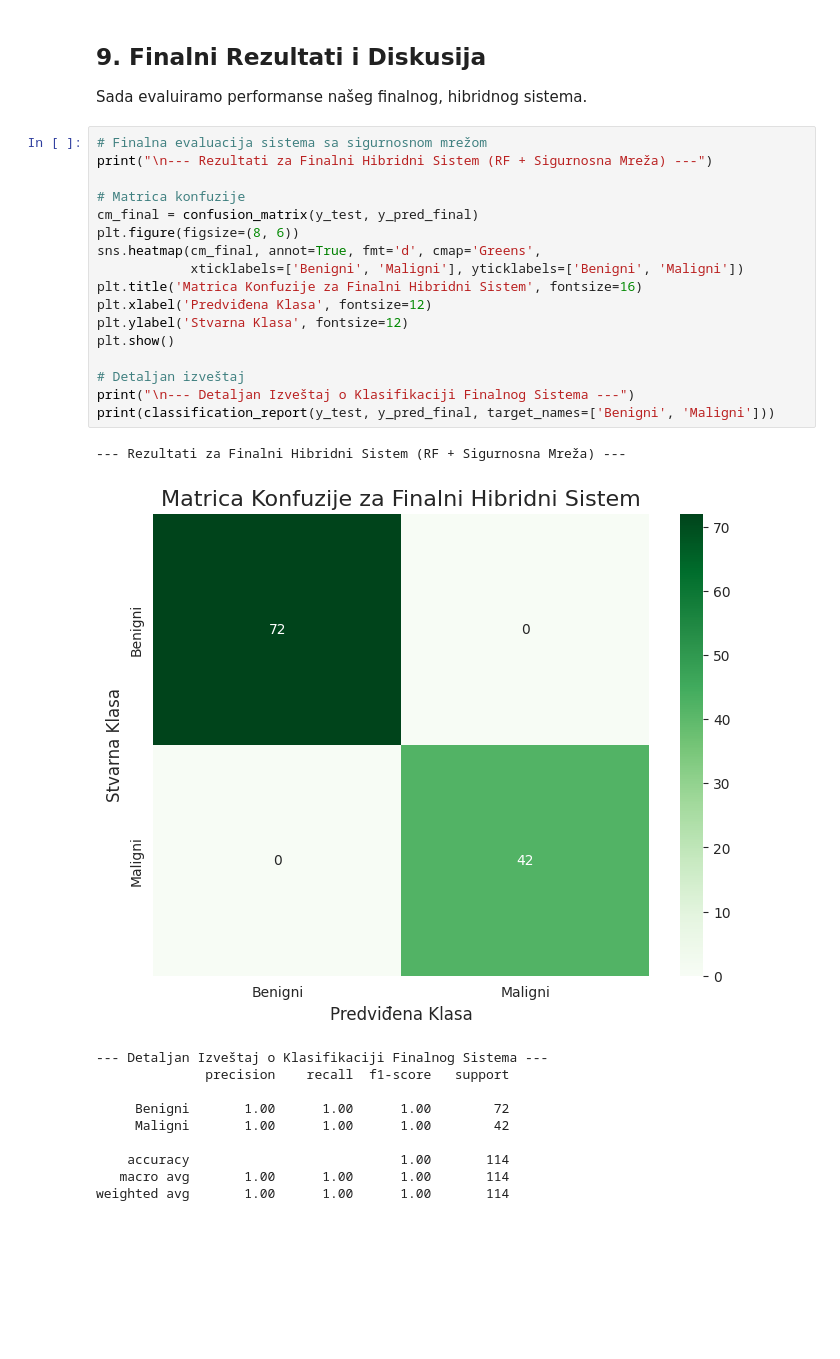
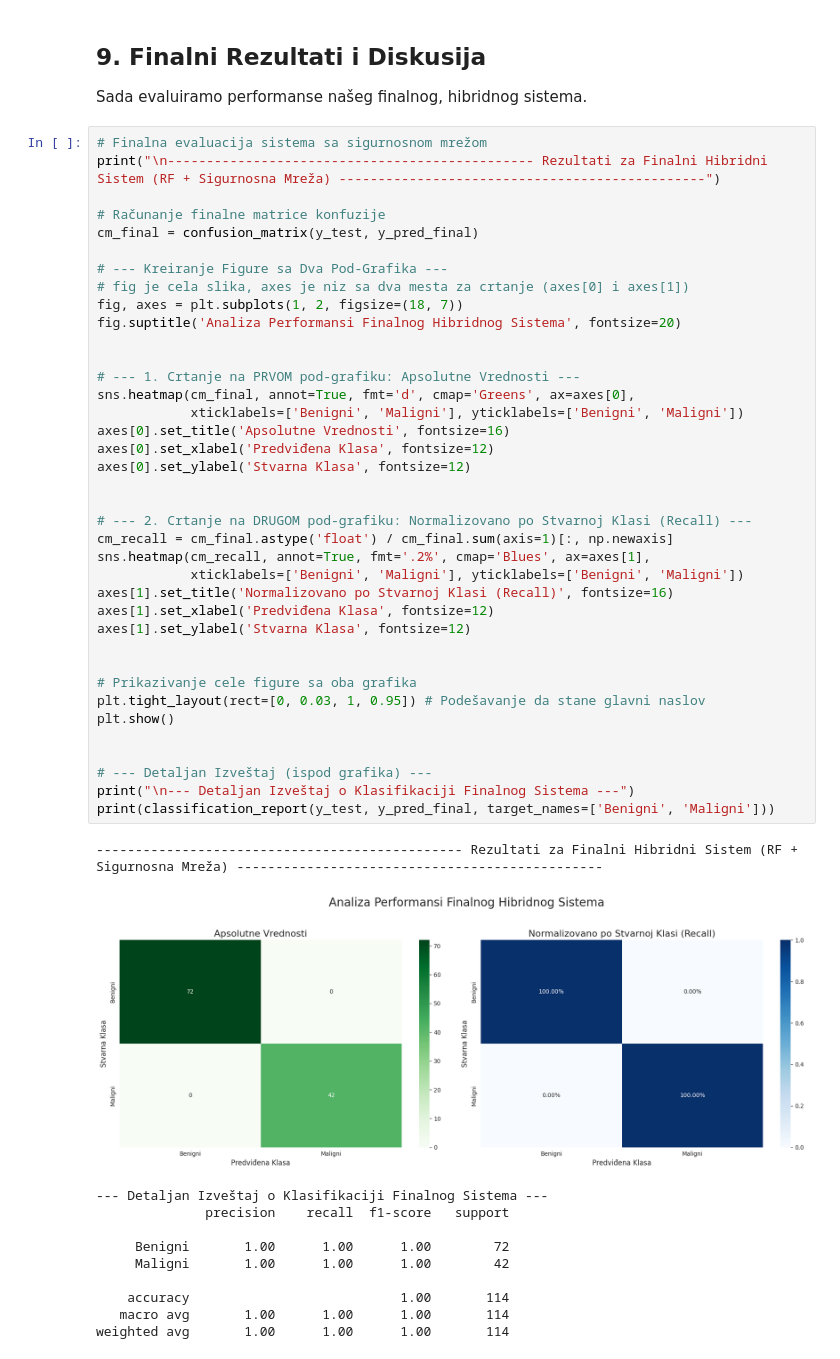
Before and after one commit to Konstantin036/BreastCancerDiagnosticClassification, a Jupyter notebook: notebooks/Breast_Cancer_Classification_Final_Report.ipynb, the cells around one changed output. Drawn from its saved outputs; the diff is of its cells as text; blank space fills up the shorter version.

```diff
--- a/notebooks/Breast_Cancer_Classification_Final_Report.ipynb
+++ b/notebooks/Breast_Cancer_Classification_Final_Report.ipynb
@@ -582,35 +579,56 @@ print("--- Sigurnosna Mreža Završena ---")
 ## 9. Finalni Rezultati i Diskusija
 
 Sada evaluiramo performanse našeg finalnog, hibridnog sistema.
-# %%
-# Finalna evaluacija sistema sa sigurnosnom mrežom
-print("\n--- Rezultati za Finalni Hibridni Sistem (RF + Sigurnosna Mreža) ---")
-
-# Matrica konfuzije
-cm_final = confusion_matrix(y_test, y_pred_final)
-plt.figure(figsize=(8, 6))
-sns.heatmap(cm_final, annot=True, fmt='d', cmap='Greens',
-            xticklabels=['Benigni', 'Maligni'], yticklabels=['Benigni', 'Maligni'])
-plt.title('Matrica Konfuzije za Finalni Hibridni Sistem', fontsize=16)
-plt.xlabel('Predviđena Klasa', fontsize=12)
-plt.ylabel('Stvarna Klasa', fontsize=12)
-plt.show()
-
-# Detaljan izveštaj
-print("\n--- Detaljan Izveštaj o Klasifikaciji Finalnog Sistema ---")
-print(classification_report(y_test, y_pred_final, target_names=['Benigni', 'Maligni']))
-# %% [output]
---- Rezultati za Finalni Hibridni Sistem (RF + Sigurnosna Mreža) ---
-[figure, removed]
---- Detaljan Izveštaj o Klasifikaciji Finalnog Sistema ---
-              precision    recall  f1-score   support
-
-     Benigni       1.00      1.00      1.00        72
-     Maligni       1.00      1.00      1.00        42
-
-    accuracy                           1.00       114
-   macro avg       1.00      1.00      1.00       114
-weighted avg       1.00      1.00      1.00       114
+# %%
+# Finalna evaluacija sistema sa sigurnosnom mrežom
+print("\n----------------------------------------------- Rezultati za Finalni Hibridni Sistem (RF + Sigurnosna Mreža) -----------------------------------------------")
+
+# Računanje finalne matrice konfuzije
+cm_final = confusion_matrix(y_test, y_pred_final)
+
+# --- Kreiranje Figure sa Dva Pod-Grafika ---
+# fig je cela slika, axes je niz sa dva mesta za crtanje (axes[0] i axes[1])
+fig, axes = plt.subplots(1, 2, figsize=(18, 7))
+fig.suptitle('Analiza Performansi Finalnog Hibridnog Sistema', fontsize=20)
+
+
+# --- 1. Crtanje na PRVOM pod-grafiku: Apsolutne Vrednosti ---
+sns.heatmap(cm_final, annot=True, fmt='d', cmap='Greens', ax=axes[0],
+            xticklabels=['Benigni', 'Maligni'], yticklabels=['Benigni', 'Maligni'])
+axes[0].set_title('Apsolutne Vrednosti', fontsize=16)
+axes[0].set_xlabel('Predviđena Klasa', fontsize=12)
+axes[0].set_ylabel('Stvarna Klasa', fontsize=12)
+
+
+# --- 2. Crtanje na DRUGOM pod-grafiku: Normalizovano po Stvarnoj Klasi (Recall) ---
+cm_recall = cm_final.astype('float') / cm_final.sum(axis=1)[:, np.newaxis]
+sns.heatmap(cm_recall, annot=True, fmt='.2%', cmap='Blues', ax=axes[1],
+            xticklabels=['Benigni', 'Maligni'], yticklabels=['Benigni', 'Maligni'])
+axes[1].set_title('Normalizovano po Stvarnoj Klasi (Recall)', fontsize=16)
+axes[1].set_xlabel('Predviđena Klasa', fontsize=12)
+axes[1].set_ylabel('Stvarna Klasa', fontsize=12)
+
+
+# Prikazivanje cele figure sa oba grafika
+plt.tight_layout(rect=[0, 0.03, 1, 0.95]) # Podešavanje da stane glavni naslov
+plt.show()
+
+
+# --- Detaljan Izveštaj (ispod grafika) ---
+print("\n--- Detaljan Izveštaj o Klasifikaciji Finalnog Sistema ---")
+print(classification_report(y_test, y_pred_final, target_names=['Benigni', 'Maligni']))
+# %% [output]
+----------------------------------------------- Rezultati za Finalni Hibridni Sistem (RF + Sigurnosna Mreža) -----------------------------------------------
+[figure, added]
+--- Detaljan Izveštaj o Klasifikaciji Finalnog Sistema ---
+              precision    recall  f1-score   support
+
+     Benigni       1.00      1.00      1.00        72
+     Maligni       1.00      1.00      1.00        42
+
+    accuracy                           1.00       114
+   macro avg       1.00      1.00      1.00       114
+weighted avg       1.00      1.00      1.00       114
 # %% [markdown]
 **Diskusija o Rezultatima:**
 
```
Also changed, not shown: parts of 3 cells of this notebook.
